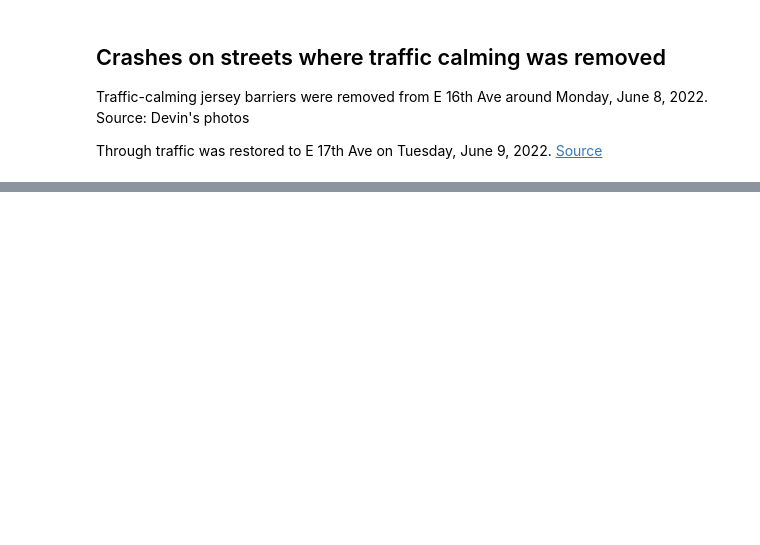
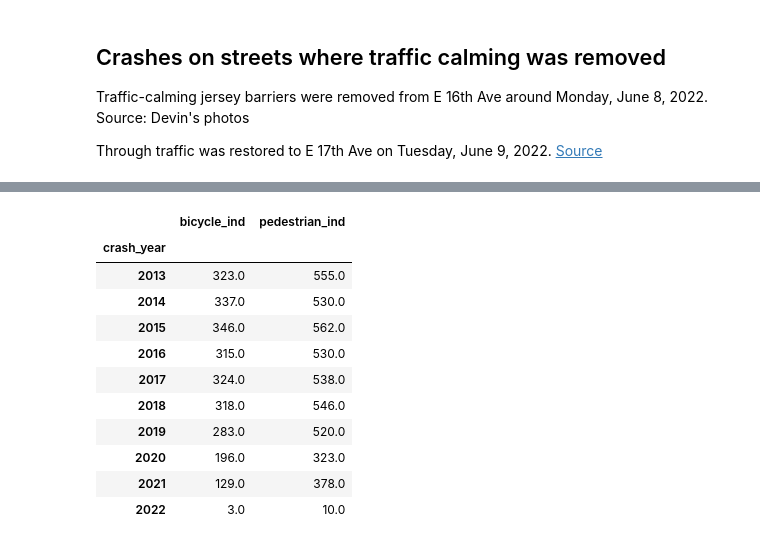
Before and after one commit to devinbrady/denver-street-data, a Jupyter notebook: Deadly_Crashes_by_Year.ipynb, the cells around one changed output, grey strips where cells are left out. Cells and saved outputs as stored; diff of their text form; code cells hidden in the pictures; blank space fills up the shorter version.

```diff
--- a/Deadly_Crashes_by_Year.ipynb
+++ b/Deadly_Crashes_by_Year.ipynb
@@ -314,0 +350,15 @@ df.loc[
+# %%
+df.groupby('crash_year')['bicycle_ind', 'pedestrian_ind'].sum()
+# %% [output]
+|  | bicycle_ind | pedestrian_ind |
+| crash_year |  |  |
+| 2013 | 323.0 | 555.0 |
+| 2014 | 337.0 | 530.0 |
+| 2015 | 346.0 | 562.0 |
+| 2016 | 315.0 | 530.0 |
+| 2017 | 324.0 | 538.0 |
+| 2018 | 318.0 | 546.0 |
+| 2019 | 283.0 | 520.0 |
+| 2020 | 196.0 | 323.0 |
+| 2021 | 129.0 | 378.0 |
+| 2022 | 3.0 | 10.0 |
```
Also changed, not shown: parts of 17 cells of this notebook, 2 other files.
